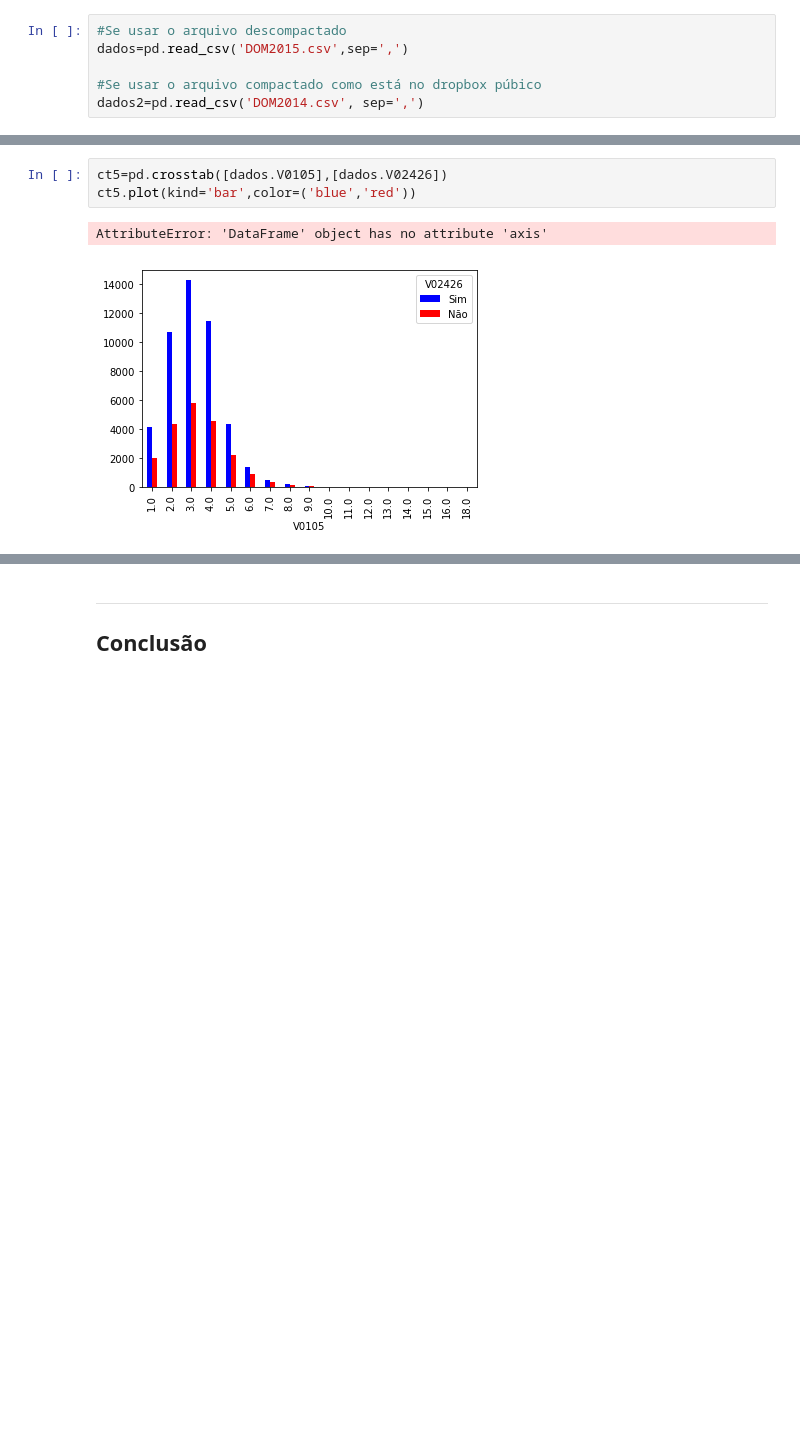
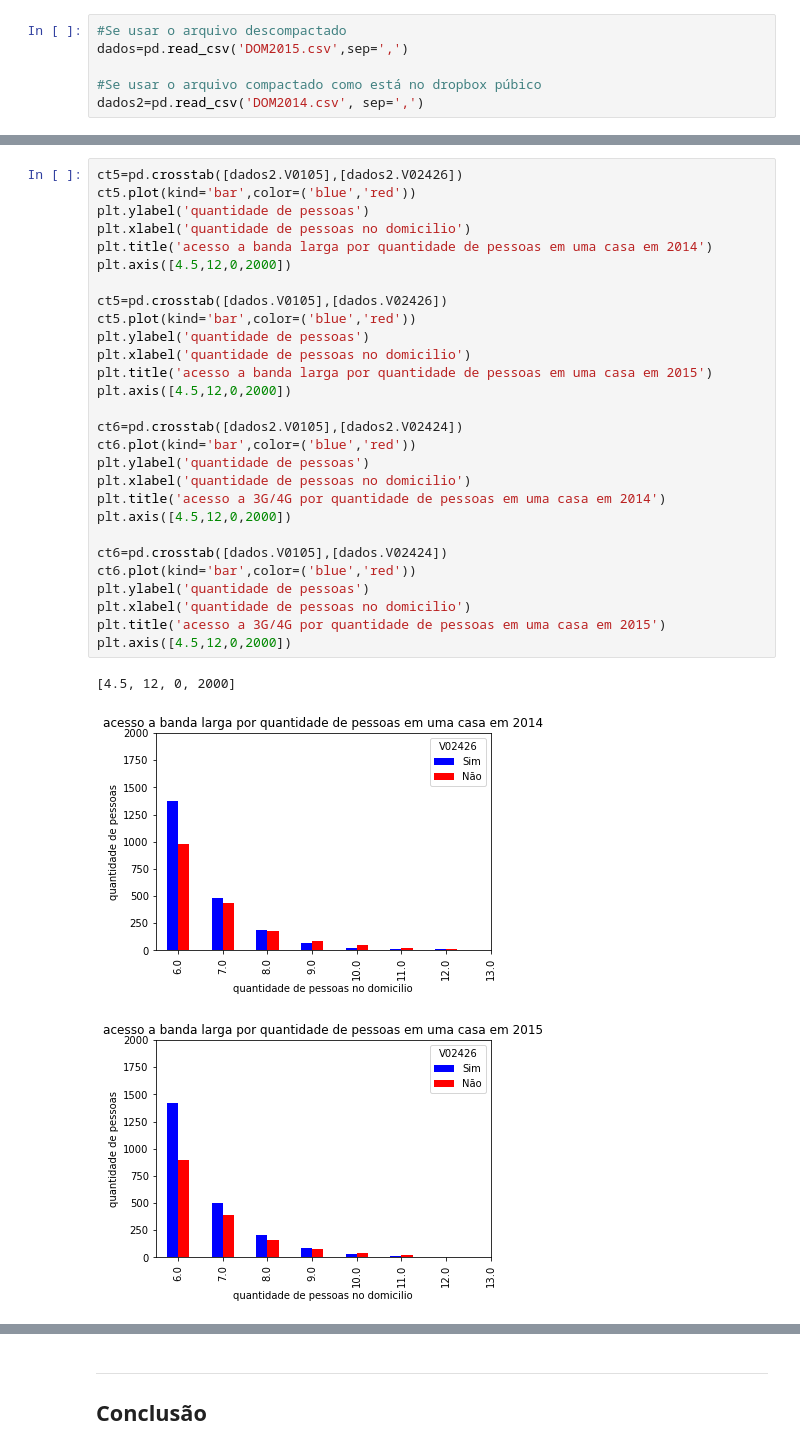
Before and after one commit to gubenites/Ciencia-dos-Dados, a Jupyter notebook: Projeto1 Layout.ipynb, the cells around one changed output, grey strips where cells are left out. Drawn from its saved outputs; the diff is of its cells as text; blank space fills up the shorter version.

```diff
--- a/Projeto1 Layout.ipynb
+++ b/Projeto1 Layout.ipynb
@@ -141,6 +122,32 @@ See the caveats in the documentation: http://pandas.pydata.org/pandas-docs/stabl
-# %%
-ct5=pd.crosstab([dados.V0105],[dados.V02426])
-ct5.plot(kind='bar',color=('blue','red'))
-# %% [output]
-AttributeError: 'DataFrame' object has no attribute 'axis'
-[figure, removed]
+# %%
+ct5=pd.crosstab([dados2.V0105],[dados2.V02426])
+ct5.plot(kind='bar',color=('blue','red'))
+plt.ylabel('quantidade de pessoas')
+plt.xlabel('quantidade de pessoas no domicilio')
+plt.title('acesso a banda larga por quantidade de pessoas em uma casa em 2014')
+plt.axis([4.5,12,0,2000])
+
+ct5=pd.crosstab([dados.V0105],[dados.V02426])
+ct5.plot(kind='bar',color=('blue','red'))
+plt.ylabel('quantidade de pessoas')
+plt.xlabel('quantidade de pessoas no domicilio')
+plt.title('acesso a banda larga por quantidade de pessoas em uma casa em 2015')
+plt.axis([4.5,12,0,2000])
+
+ct6=pd.crosstab([dados2.V0105],[dados2.V02424])
+ct6.plot(kind='bar',color=('blue','red'))
+plt.ylabel('quantidade de pessoas')
+plt.xlabel('quantidade de pessoas no domicilio')
+plt.title('acesso a 3G/4G por quantidade de pessoas em uma casa em 2014')
+plt.axis([4.5,12,0,2000])
+
+ct6=pd.crosstab([dados.V0105],[dados.V02424])
+ct6.plot(kind='bar',color=('blue','red'))
+plt.ylabel('quantidade de pessoas')
+plt.xlabel('quantidade de pessoas no domicilio')
+plt.title('acesso a 3G/4G por quantidade de pessoas em uma casa em 2015')
+plt.axis([4.5,12,0,2000])
+# %% [output]
+[4.5, 12, 0, 2000]
+[figure, added]
+[figure, added]
```
Also changed, not shown: parts of 8 cells of this notebook.
